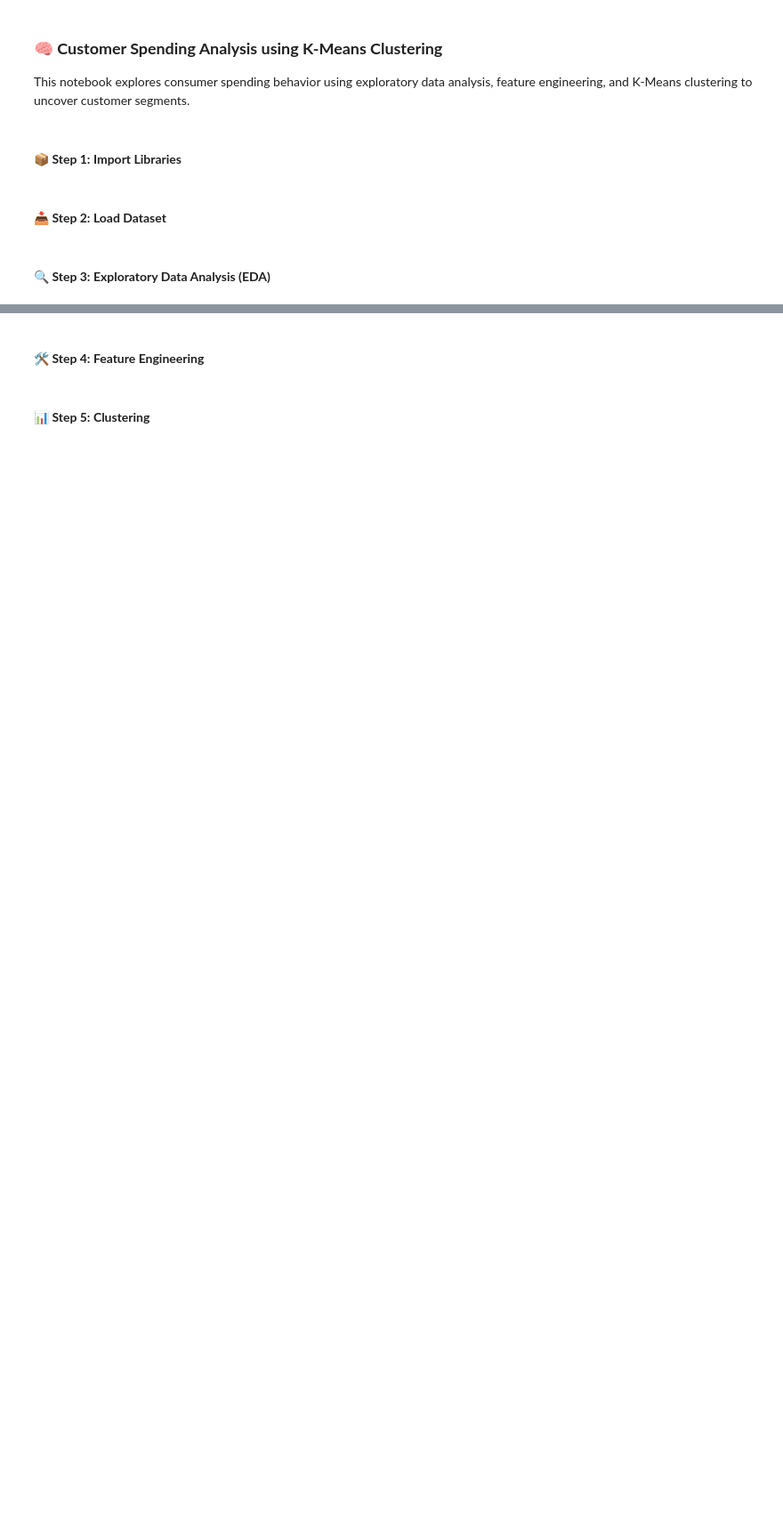
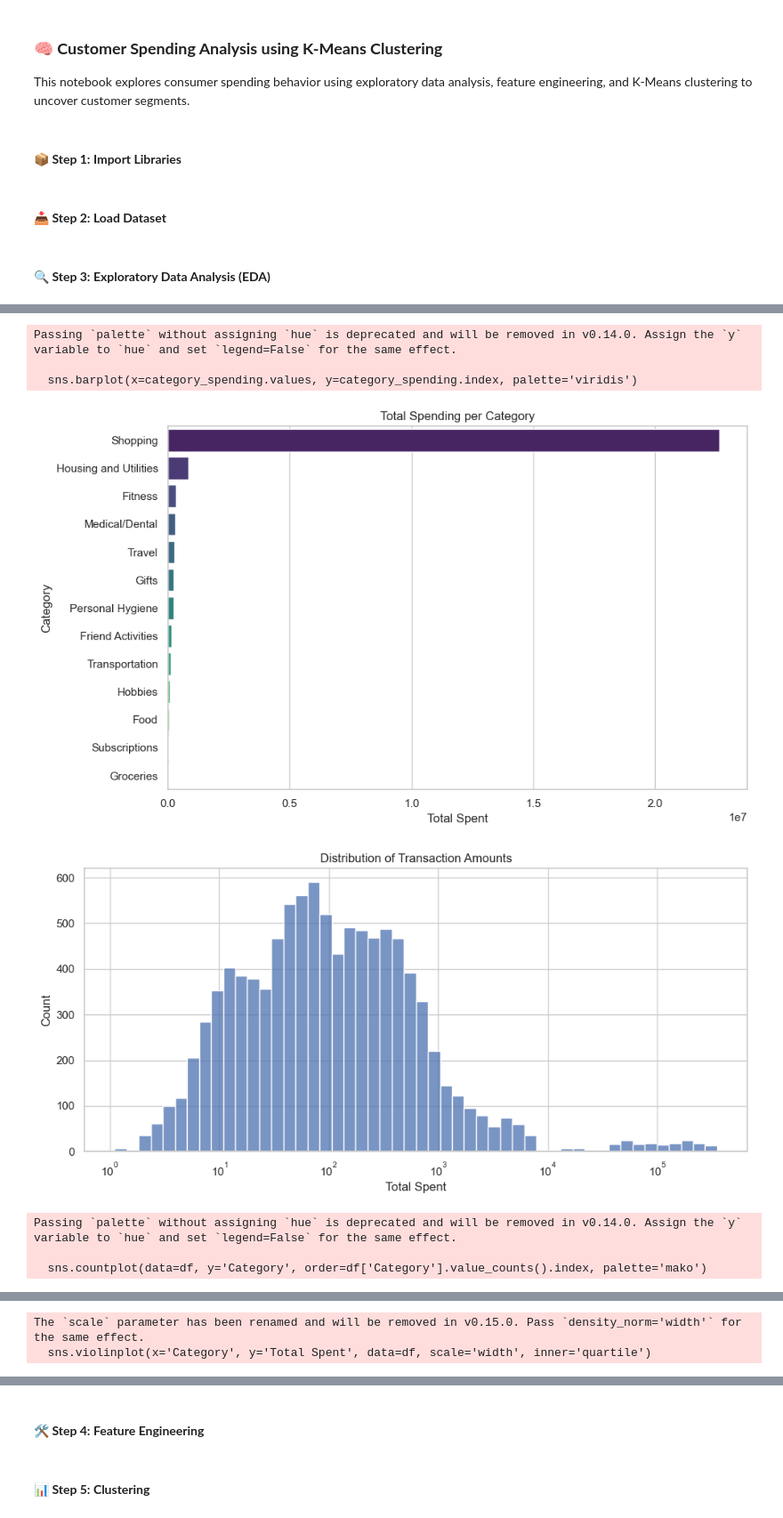
Before and after one commit to beanbean9339/consumer-spending-habits, a Jupyter notebook: test.ipynb, the cells around one changed output, grey strips where cells are left out. Shown at 89% size. Cells and saved outputs as stored; diff of their text form; code cells hidden in the pictures; blank space fills up the shorter version.

```diff
--- a/test.ipynb
+++ b/test.ipynb
@@ -61,0 +21,68 @@ dtype: object
+# %%
+def perform_eda(df):
+    print("First few rows of the dataset:")
+    print(df.head())
+
+    print("\nSummary of the dataset:")
+    print(df.describe())
+
+    print("\nMissing values per column:")
+    print(df.isnull().sum())
+
+    print("\nData types of columns:")
+    print(df.dtypes)
+
+  # Total spending per category
+category_spending = df.groupby('Category')['Total Spent'].sum().sort_values(ascending=False)
+
+plt.figure(figsize=(10, 6))
+sns.barplot(x=category_spending.values, y=category_spending.index, palette='viridis')
+plt.title('Total Spending per Category')
+plt.xlabel('Total Spent')
+plt.ylabel('Category')
+plt.tight_layout()
+plt.show()
+
+
+plt.figure(figsize=(10, 5))
+sns.histplot(df['Total Spent'], bins=50, log_scale=(True, False))
+plt.title('Distribution of Transaction Amounts')
+plt.xlabel('Total Spent')
+plt.ylabel('Count')
+plt.tight_layout()
+plt.show()
+
+
+plt.figure(figsize=(10, 6))
+sns.countplot(data=df, y='Category', order=df['Category'].value_counts().index, palette='mako')
+plt.title('Number of Transactions per Category')
+plt.tight_layout()
+plt.show()
+
+
+top_categories = df.groupby('Category')['Total Spent'].sum().sort_values(ascending=False)
+top_categories = top_categories[top_categories > top_categories.sum() * 0.03]  # filter small slices
+
+plt.figure(figsize=(8, 8))
+top_categories.plot.pie(autopct='%1.1f%%', startangle=140, colormap='tab20c')
+plt.title('Spending Breakdown by Category')
+plt.ylabel('')
+plt.tight_layout()
+plt.show()
+
+plt.figure(figsize=(12, 6))
+sns.violinplot(x='Category', y='Total Spent', data=df, scale='width', inner='quartile')
+plt.yscale('log')
+plt.title('Violin Plot of Spending per Category (Log Scale)')
+plt.xticks(rotation=45)
+plt.tight_layout()
+plt.show()
+# %% [output]
+Passing `palette` without assigning `hue` is deprecated and will be removed in v0.14.0. Assign the `y` variable to `hue` and set `legend=False` for the same effect.
+
+  sns.barplot(x=category_spending.values, y=category_spending.index, palette='viridis')
+[figure, added]
+[figure, added]
+Passing `palette` without assigning `hue` is deprecated and will be removed in v0.14.0. Assign the `y` variable to `hue` and set `legend=False` for the same effect.
+
+  sns.countplot(data=df, y='Category', order=df['Category'].value_counts().index, palette='mako')
@@ -61,0 +91,2 @@ dtype: object
+The `scale` parameter has been renamed and will be removed in v0.15.0. Pass `density_norm='width'` for the same effect.
+  sns.violinplot(x='Category', y='Total Spent', data=df, scale='width', inner='quartile')
```
Also changed, not shown: parts of 3 cells of this notebook.
